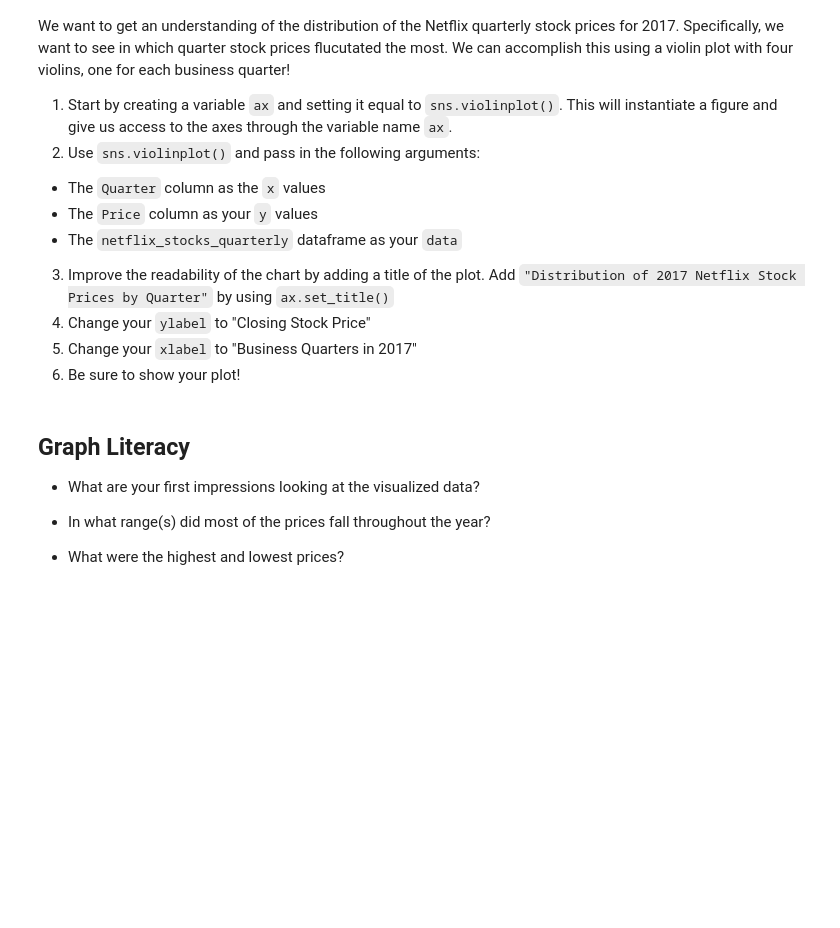
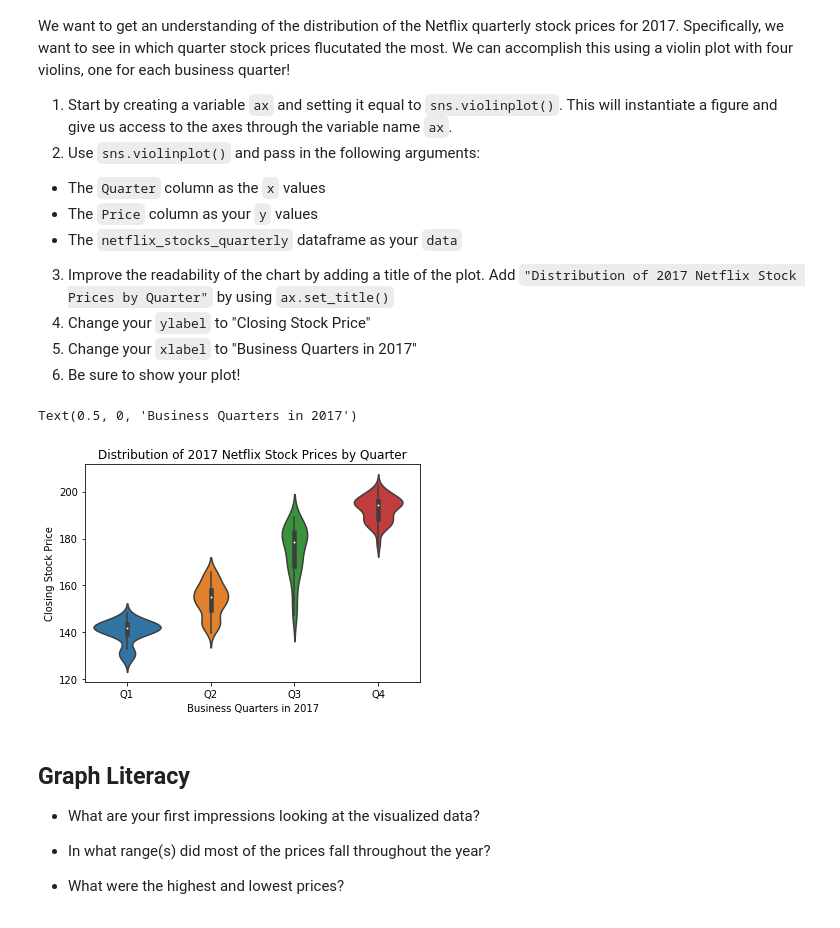
Before and after one commit to zongpoljkk/netflix_visualizations, a Jupyter notebook: netflix_visualizations.ipynb, the cells around one changed output. Drawn from its saved outputs; the diff is of its cells as text; code cells hidden in the pictures; blank space fills up the shorter version.

```diff
--- a/netflix_visualizations.ipynb
+++ b/netflix_visualizations.ipynb
@@ -51,2 +93,5 @@ Note: You can learn more about why the Dow Jones Industrial Average is a industr
 # %% [markdown]
 Load **NFLX_daily_by_quarter.csv** into a DataFrame called `netflix_stocks_quarterly`. Then, quickly inspect the DataFrame using `print()`.
+# %%
+netflix_stocks_quarterly = pd.read_csv("NFLX_daily_by_quarter.csv")
+print(netflix_stocks_quarterly)
@@ -80,5 +158,15 @@ Use Pandas to change the name of of the column to `Adj Close` to `Price` so that
 
 Do this for the Dow Jones and Netflix Quarterly pandas dataframes as well.
 Hint: Use [`.rename()`](https://pandas.pydata.org/pandas-docs/stable/generated/pandas.DataFrame.rename.html)).
+# %%
+netflix_stocks.rename(columns={
+    "Adj Close":"Price"},
+                     inplace=True)
+dowjones_stocks.rename(columns={
+    "Adj Close":"Price"},
+                     inplace=True)
+netflix_stocks_quarterly.rename(columns={
+    "Adj Close":"Price"},
+                     inplace=True)
 # %% [markdown]
 Run `netflix_stocks.head()` again to check your column name has changed.
@@ -101,6 +208,14 @@ We want to get an understanding of the distribution of the Netflix quarterly sto
 4. Change your `ylabel` to "Closing Stock Price"
 5. Change your `xlabel` to "Business Quarters in 2017"
 6. Be sure to show your plot!
+# %%
+ax = sns.violinplot(data=netflix_stocks_quarterly, x="Quarter", y="Price")
+ax.set_title("Distribution of 2017 Netflix Stock Prices by Quarter")
+plt.ylabel("Closing Stock Price")
+plt.xlabel("Business Quarters in 2017")
+# %% [output]
+Text(0.5, 0, 'Business Quarters in 2017')
+[figure, added]
 # %% [markdown]
 ## Graph Literacy
 - What are your first impressions looking at the visualized data?
```
Also changed, not shown: parts of 12 cells of this notebook.
